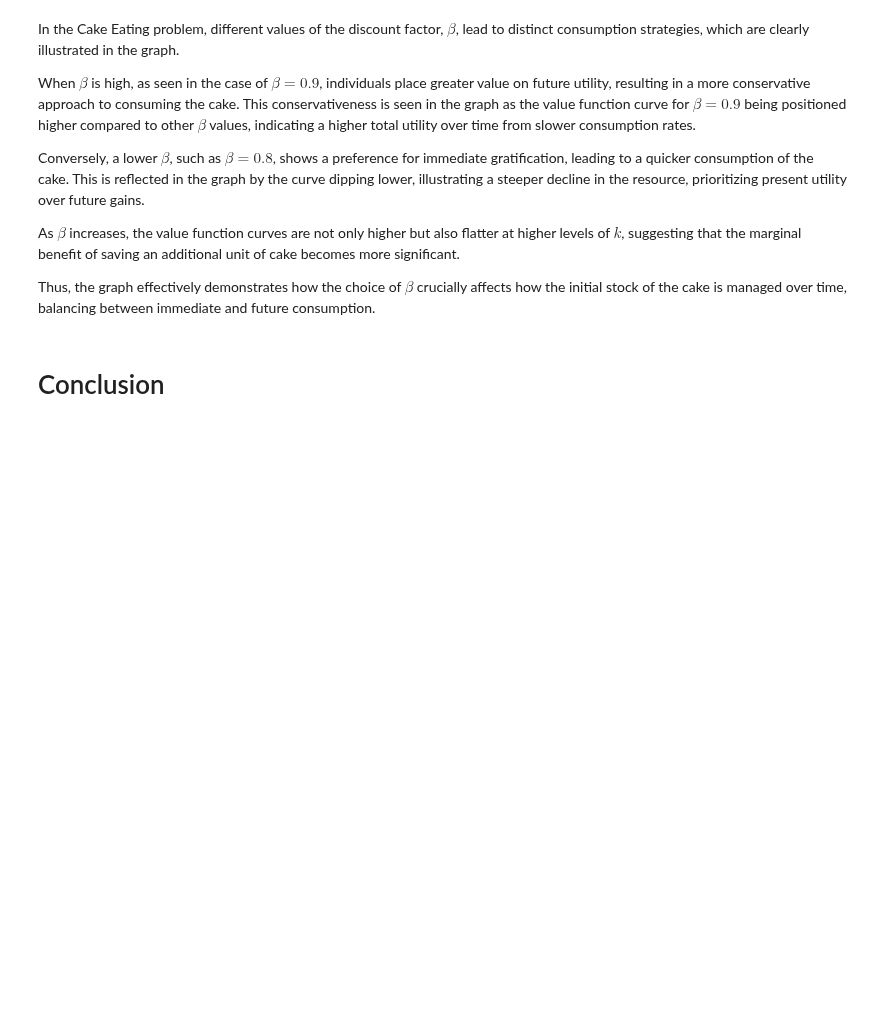
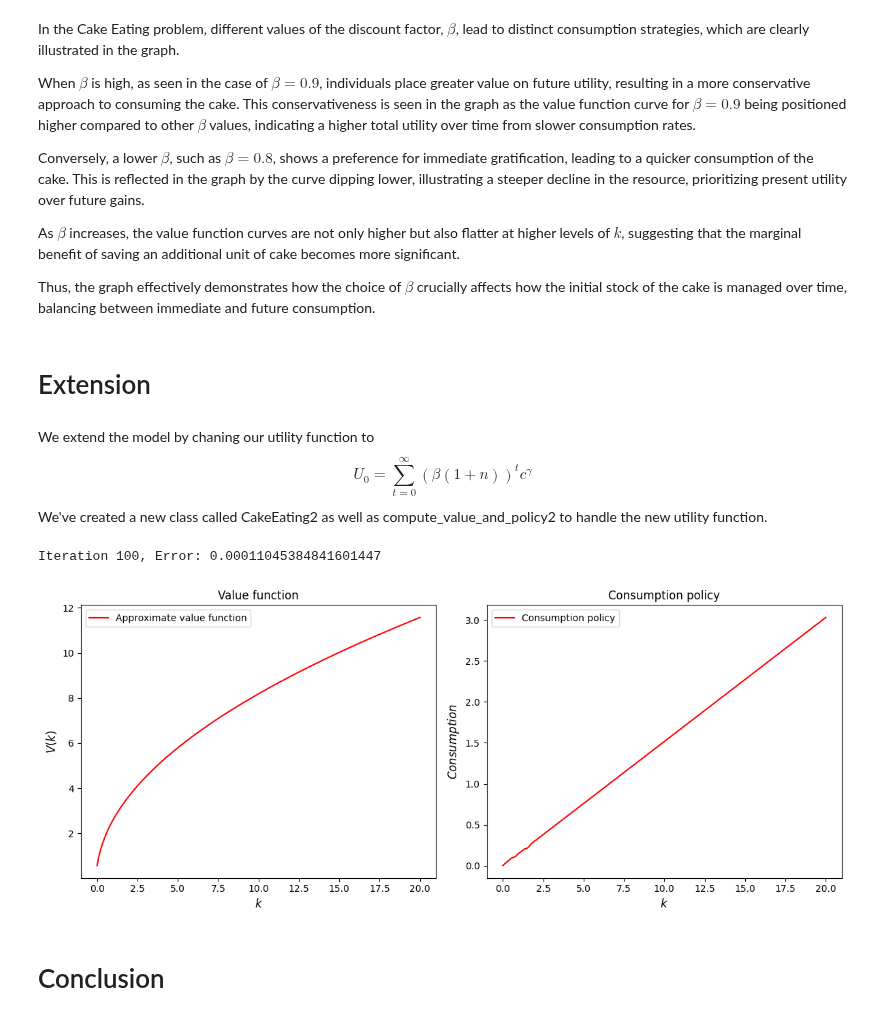
Before and after one commit to NumEconCopenhagen/projects-2024-jacobogmads, a Jupyter notebook: modelproject/modelproject.ipynb, the cells around one changed output. Saved outputs shown, nothing was run; the diff lists cells and outputs as text; code cells hidden in the pictures; blank space fills up the shorter version.

Commit message:
Færdig model assignment

```diff
--- a/modelproject/modelproject.ipynb
+++ b/modelproject/modelproject.ipynb
@@ -284,6 +284,39 @@ Conversely, a lower $\beta$, such as $\beta = 0.8$, shows a preference for immed
 As $\beta$ increases, the value function curves are not only higher but also flatter at higher levels of $k$, suggesting that the marginal benefit of saving an additional unit of cake becomes more significant.
 
 Thus, the graph effectively demonstrates how the choice of $\beta$ crucially affects how the initial stock of the cake is managed over time, balancing between immediate and future consumption.
+# %% [markdown]
+# Extension
+# %% [markdown]
+We extend the model by chaning our utility function to $$U_0=\sum^{\infty}_{t=0}(\beta(1+n))^{t}c^\gamma$$
+We've created a new class called CakeEating2 as well as compute_value_and_policy2 to handle the new utility function.
+# %%
+ce2 = CakeEating2()
+k_grid = ce2.k_grid
+n = 12  # Number of iterations
+
+v, policy = compute_value_and_policy2(ce2)
+
+# Plot the value function
+fig, ax = plt.subplots(1, 2, figsize=(12, 5))
+
+ax[0].plot(k_grid, v, label='Approximate value function', color="red")
+ax[0].set_ylabel('$V(k)$', fontsize=12)
+ax[0].set_xlabel('$k$', fontsize=12)
+ax[0].set_title('Value function')
+ax[0].legend()
+
+# Plot the consumption policy
+ax[1].plot(k_grid, policy, label='Consumption policy', color="red")
+ax[1].set_ylabel('$Consumption$', fontsize=12)
+ax[1].set_xlabel('$k$', fontsize=12)
+ax[1].set_title('Consumption policy')
+ax[1].legend()
+
+plt.tight_layout()
+plt.show()
+# %% [output]
+Iteration 100, Error: 0.00011045384841601447
+[figure, added]
 # %% [markdown]
 # Conclusion
 # %% [markdown]
```
Also changed, not shown: parts of 3 cells of this notebook, 1 other file.
